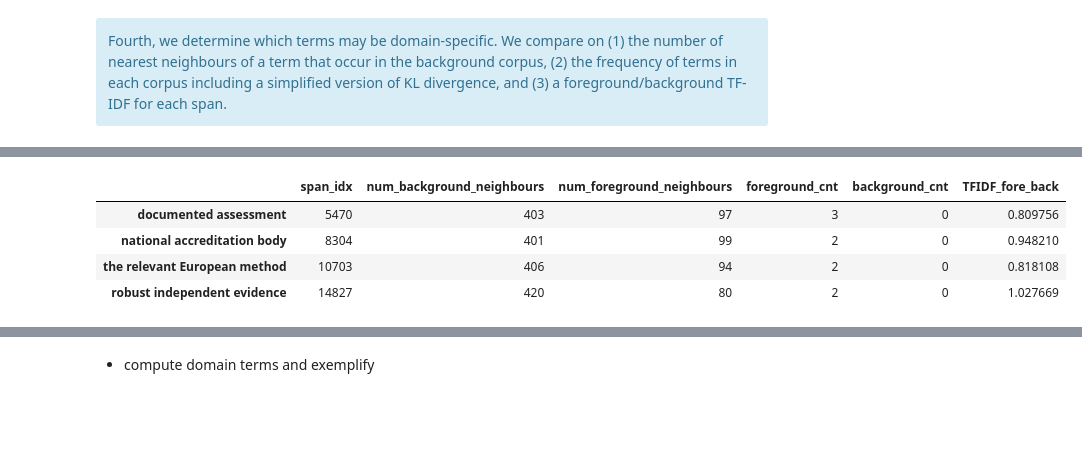
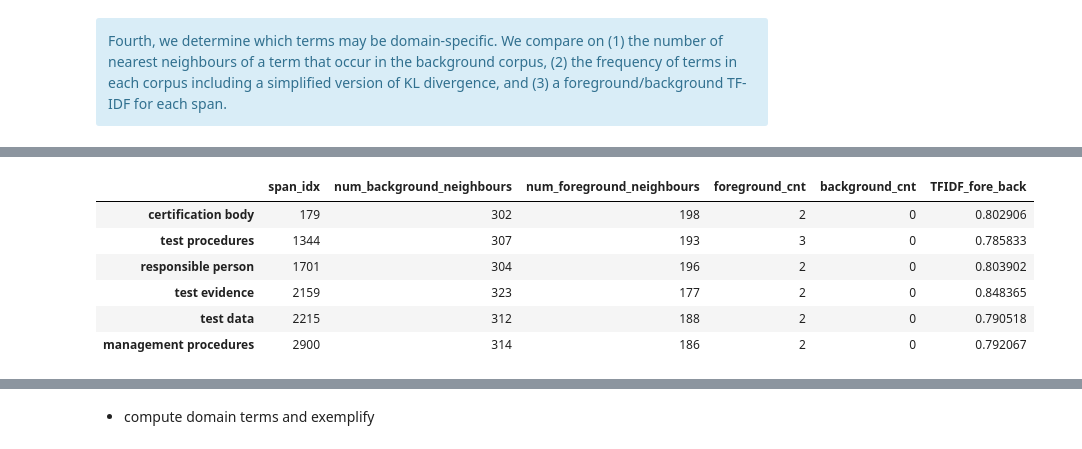
Before and after one commit to rubenkruiper/irec, a Jupyter notebook: 1. Term Extraction.ipynb, the cells around one changed output, grey strips where cells are left out. Cells and saved outputs as stored; diff of their text form; code cells hidden in the pictures; blank space fills up the shorter version.

```diff
--- a/1. Term Extraction.ipynb
+++ b/1. Term Extraction.ipynb
@@ -332,8 +350,12 @@ Total number of UNIQUE foreground terms: 44282
 # %%
 background_terms_lists = [c.NER_labels for d in background_corpus for c in d.load_document(d.output_fp).all_contents]
-background_terms = [t for t_list in background_terms_lists for t in t_list if t]
-background_terms_c = Counter(background_terms)
-print(f"Total number of background terms: {len(background_terms)}")
-print(f"Total number of UNIQUE background terms: {len(background_terms_c)}")
+background_terms_raw = [t for t_list in background_terms_lists for t in t_list if t]
+print(f"Total number of extracted background terms: {len(background_terms_raw)}")
+
+# cleaning of terms, including removal of determiners
+cleaned_background_terms, cleaned_background_terms_c  = run_filters(background_terms_raw)
+
+print(f"Total number of cleaned background terms: {len(cleaned_background_terms)}")
+print(f"Total number of UNIQUE background terms: {len(cleaned_background_terms_c)}")
 background_terms_c.most_common(10)
 # %% [output]
@@ -376,4 +378,0 @@ def run_filters(input_counter):
-# %%
-cleaned_foreground_terms_c = run_filters(foreground_terms_c)
-print(len(cleaned_foreground_terms_c))
-cleaned_foreground_terms_c.most_common(10)
@@ -392,4 +378,0 @@ cleaned_foreground_terms_c.most_common(10)
-# %%
-cleaned_background_terms_c = run_filters(background_terms_c)
-print(len(cleaned_background_terms_c))
-cleaned_background_terms_c.most_common(10)
@@ -776,16 +739,18 @@ For now, we'll assume that general background domain terms have:
 # %%
-min_TFIDF_value = 0.5
-min_num_foreground_neighbours = 200
+min_TFIDF_value = 0.6
+min_num_foreground_neighbours = 250
 # %%
 # Example terms VERY TOP LEFT of the plot (expectinggeneral domain)
-top = span_features_df['TFIDF_fore_back'] > 1.5 * min_TFIDF_value
-left = span_features_df['num_foreground_neighbours'] < min_num_foreground_neighbours - 100
+top = span_features_df['TFIDF_fore_back'] > 1.3 * min_TFIDF_value
+left = span_features_df['num_foreground_neighbours'] < min_num_foreground_neighbours - 50
 span_features_df.loc[top & left]
 # %% [output]
 |  | span_idx | num_background_neighbours | num_foreground_neighbours | foreground_cnt | background_cnt | TFIDF_fore_back |
-| documented assessment | 5470 | 403 | 97 | 3 | 0 | 0.809756 |
-| national accreditation body | 8304 | 401 | 99 | 2 | 0 | 0.948210 |
-| the relevant European method | 10703 | 406 | 94 | 2 | 0 | 0.818108 |
-| robust independent evidence | 14827 | 420 | 80 | 2 | 0 | 1.027669 |
+| certification body | 179 | 302 | 198 | 2 | 0 | 0.802906 |
+| test procedures | 1344 | 307 | 193 | 3 | 0 | 0.785833 |
+| responsible person | 1701 | 304 | 196 | 2 | 0 | 0.803902 |
+| test evidence | 2159 | 323 | 177 | 2 | 0 | 0.848365 |
+| test data | 2215 | 312 | 188 | 2 | 0 | 0.790518 |
+| management procedures | 2900 | 314 | 186 | 2 | 0 | 0.792067 |
 # %%
 # Example terms very TOP RIGHT of the plot (expecting very foreground domainy)
```
Also changed, not shown: parts of 39 cells of this notebook, 5 other files.
